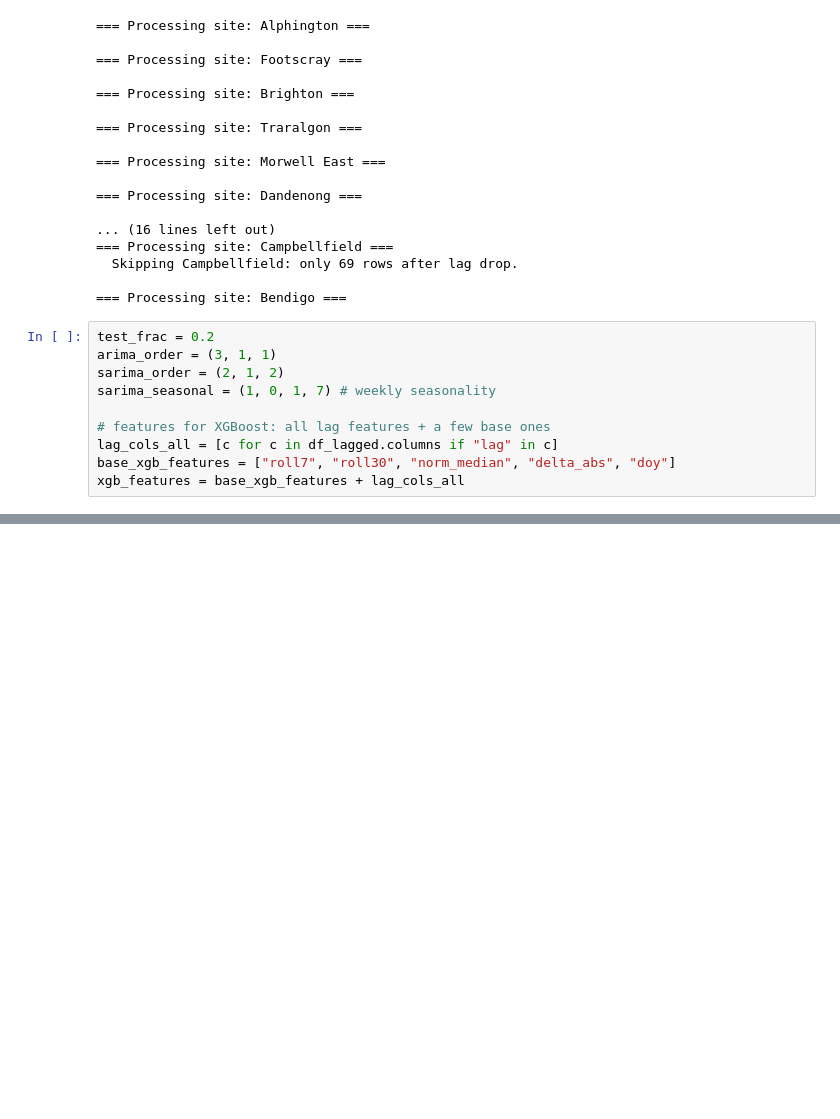
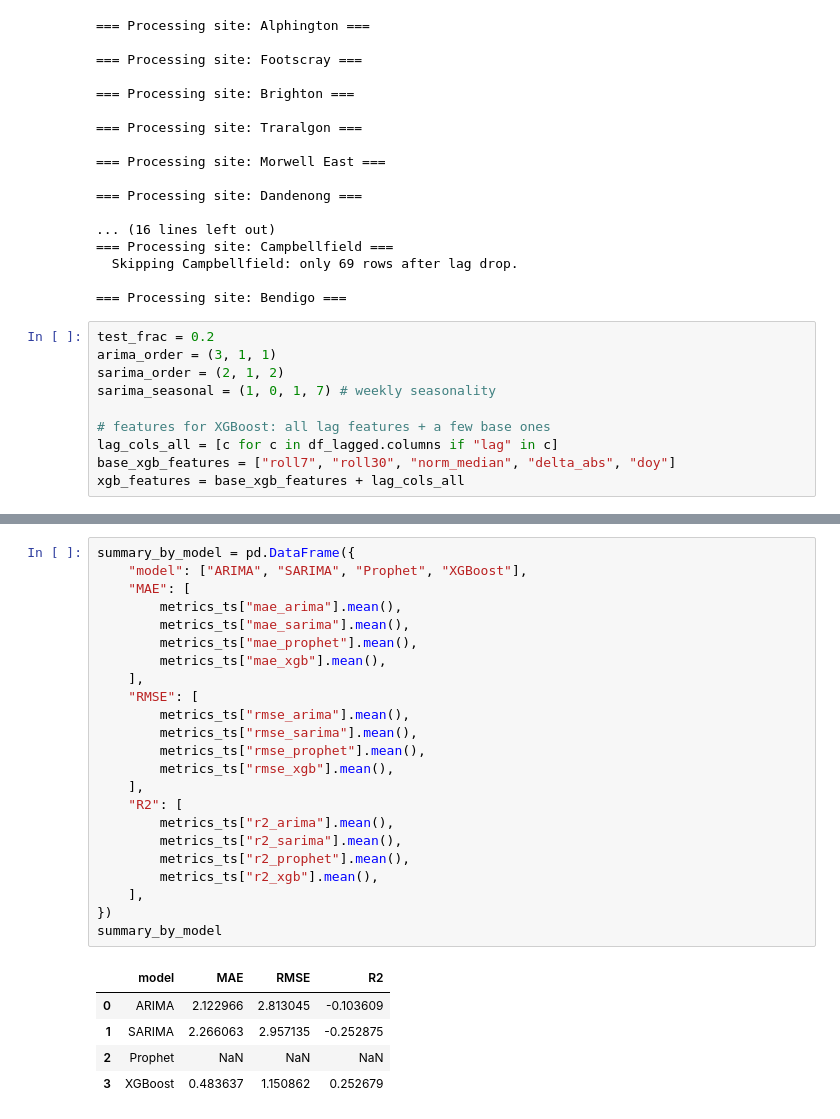
Before and after one commit to therealestchris/mel-air-norms-now, a Jupyter notebook: notebooks/01_eda_and_first_model.ipynb, the cells around one changed output, grey strips where cells are left out. Cells and saved outputs as stored; diff of their text form; blank space fills up the shorter version.

```diff
--- a/notebooks/01_eda_and_first_model.ipynb
+++ b/notebooks/01_eda_and_first_model.ipynb
@@ -565,0 +576,29 @@ coef_df
+# %%
+summary_by_model = pd.DataFrame({
+    "model": ["ARIMA", "SARIMA", "Prophet", "XGBoost"],
+    "MAE": [
+        metrics_ts["mae_arima"].mean(),
+        metrics_ts["mae_sarima"].mean(),
+        metrics_ts["mae_prophet"].mean(),
+        metrics_ts["mae_xgb"].mean(),
+    ],
+    "RMSE": [
+        metrics_ts["rmse_arima"].mean(),
+        metrics_ts["rmse_sarima"].mean(),
+        metrics_ts["rmse_prophet"].mean(),
+        metrics_ts["rmse_xgb"].mean(),
+    ],
+    "R2": [
+        metrics_ts["r2_arima"].mean(),
+        metrics_ts["r2_sarima"].mean(),
+        metrics_ts["r2_prophet"].mean(),
+        metrics_ts["r2_xgb"].mean(),
+    ],
+})
+summary_by_model
+# %% [output]
+|  | model | MAE | RMSE | R2 |
+| 0 | ARIMA | 2.122966 | 2.813045 | -0.103609 |
+| 1 | SARIMA | 2.266063 | 2.957135 | -0.252875 |
+| 2 | Prophet | NaN | NaN | NaN |
+| 3 | XGBoost | 0.483637 | 1.150862 | 0.252679 |
```
Also changed, not shown: parts of 17 cells of this notebook.
